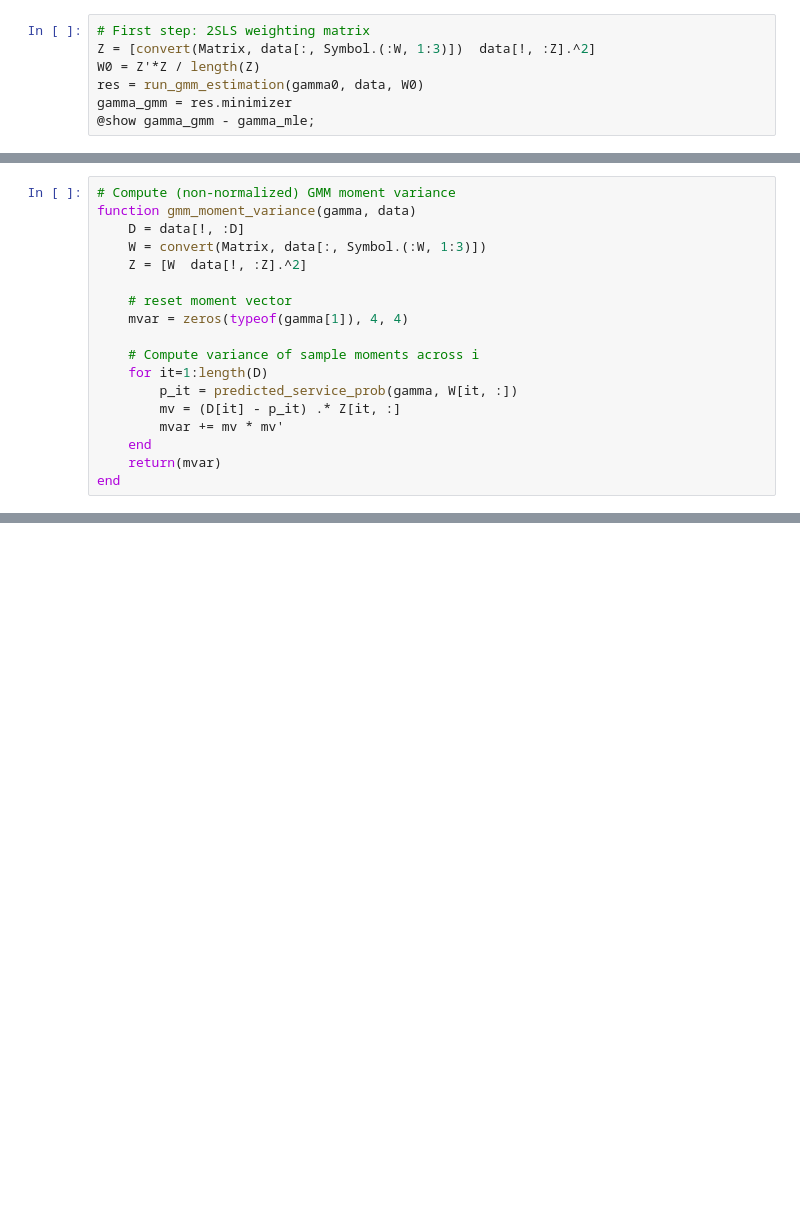
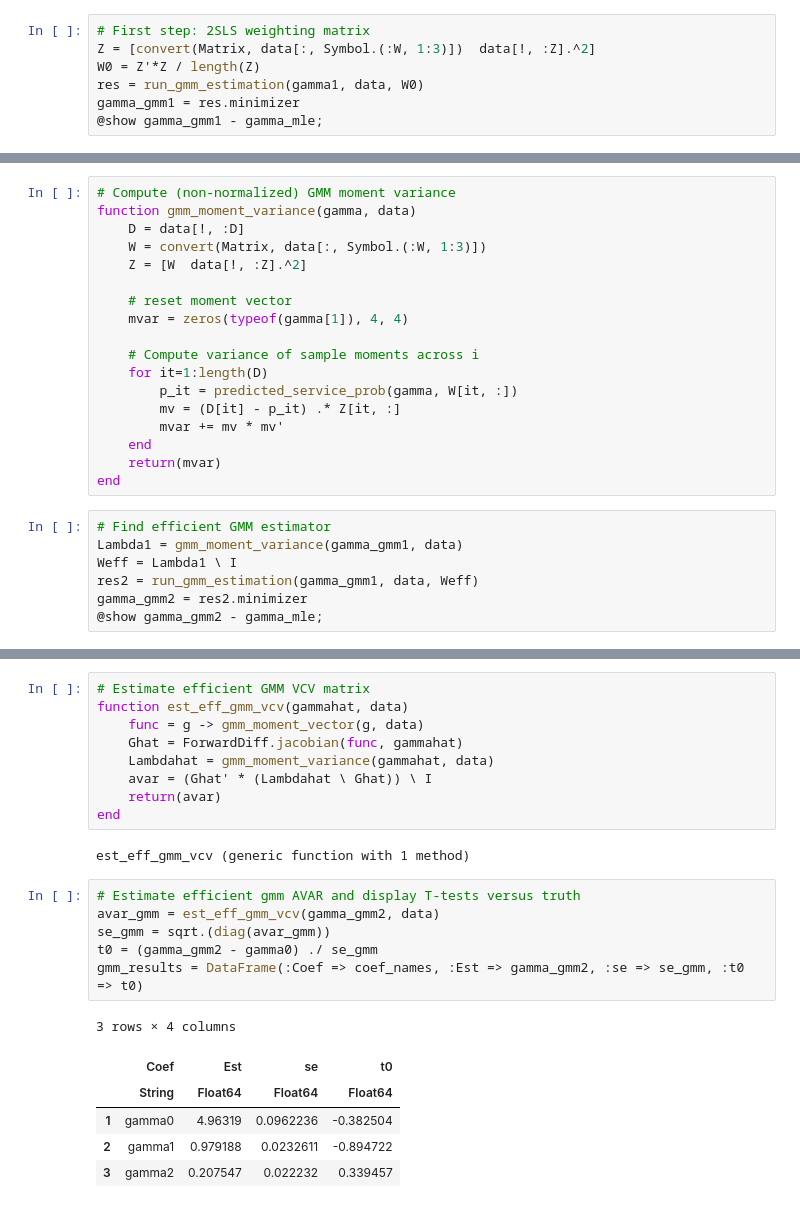
Before and after one commit to gentryml/MyopicMechanic, a Jupyter notebook: Myopic Mechanic.ipynb, the cells around one changed output, grey strips where cells are left out. Saved outputs shown, nothing was run; the diff lists cells and outputs as text; blank space fills up the shorter version.

```diff
--- a/Myopic Mechanic.ipynb
+++ b/Myopic Mechanic.ipynb
@@ -767,7 +769,7 @@ We derive a first-step estimate $\hat{\gamma}_1$ based on this first-step weight
 # First step: 2SLS weighting matrix
 Z = [convert(Matrix, data[:, Symbol.(:W, 1:3)])  data[!, :Z].^2]
 W0 = Z'*Z / length(Z)
-res = run_gmm_estimation(gamma0, data, W0)
-gamma_gmm = res.minimizer
-@show gamma_gmm - gamma_mle;
+res = run_gmm_estimation(gamma1, data, W0)
+gamma_gmm1 = res.minimizer
+@show gamma_gmm1 - gamma_mle;
 # %% [output]
@@ -801,3 +800,10 @@ function gmm_moment_variance(gamma, data)
     end
     return(mvar)
 end
+# %%
+# Find efficient GMM estimator
+Lambda1 = gmm_moment_variance(gamma_gmm1, data)
+Weff = Lambda1 \ I
+res2 = run_gmm_estimation(gamma_gmm1, data, Weff)
+gamma_gmm2 = res2.minimizer
+@show gamma_gmm2 - gamma_mle;
@@ -803,0 +816,24 @@ end
+# %%
+# Estimate efficient GMM VCV matrix
+function est_eff_gmm_vcv(gammahat, data)
+    func = g -> gmm_moment_vector(g, data)
+    Ghat = ForwardDiff.jacobian(func, gammahat)
+    Lambdahat = gmm_moment_variance(gammahat, data)
+    avar = (Ghat' * (Lambdahat \ Ghat)) \ I
+    return(avar)
+end
+# %% [output]
+est_eff_gmm_vcv (generic function with 1 method)
+# %%
+# Estimate efficient gmm AVAR and display T-tests versus truth
+avar_gmm = est_eff_gmm_vcv(gamma_gmm2, data)
+se_gmm = sqrt.(diag(avar_gmm))
+t0 = (gamma_gmm2 - gamma0) ./ se_gmm
+gmm_results = DataFrame(:Coef => coef_names, :Est => gamma_gmm2, :se => se_gmm, :t0 => t0)
+# %% [output]
+3 rows × 4 columns
+|  | Coef | Est | se | t0 |
+|  | String | Float64 | Float64 | Float64 |
+| 1 | gamma0 | 4.96319 | 0.0962236 | -0.382504 |
+| 2 | gamma1 | 0.979188 | 0.0232611 | -0.894722 |
+| 3 | gamma2 | 0.207547 | 0.022232 | 0.339457 |
```
Also changed, not shown: parts of 7 cells of this notebook.
